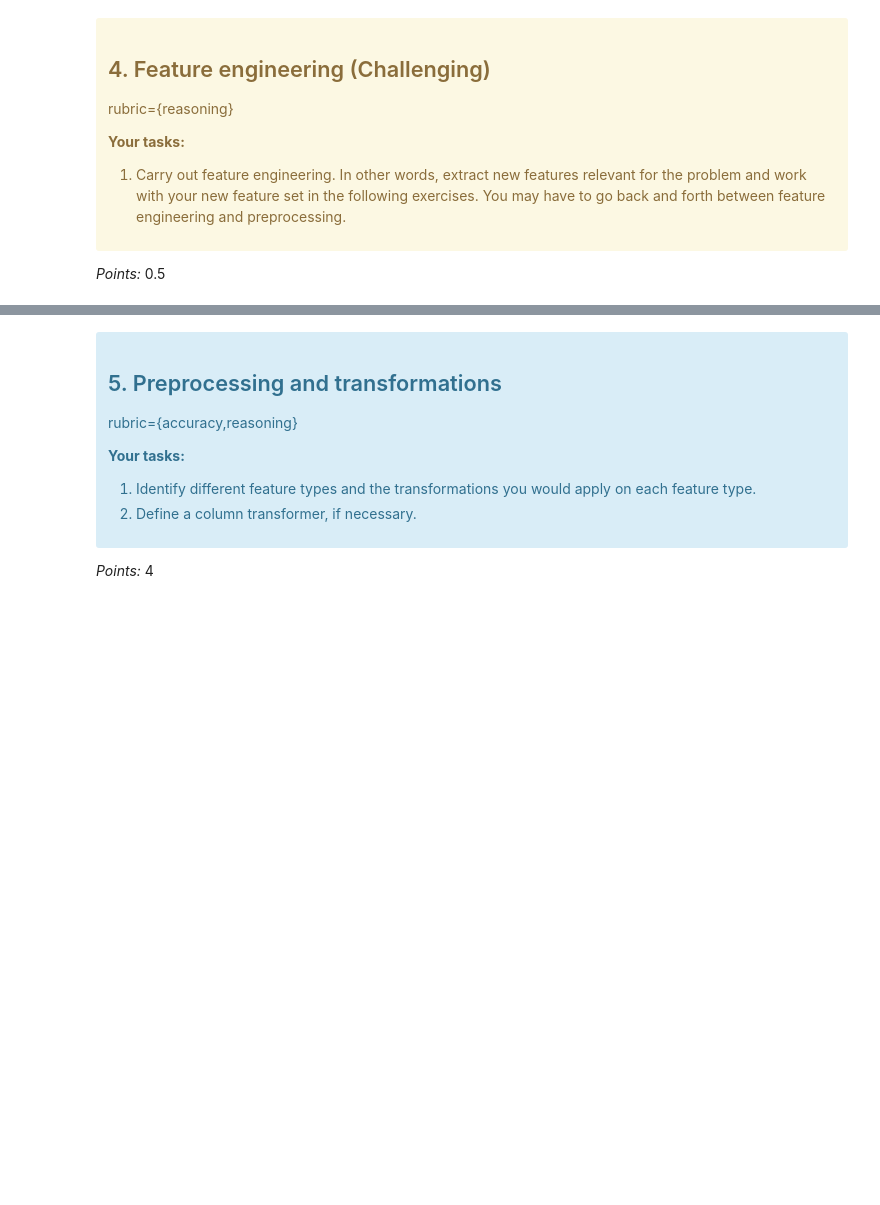
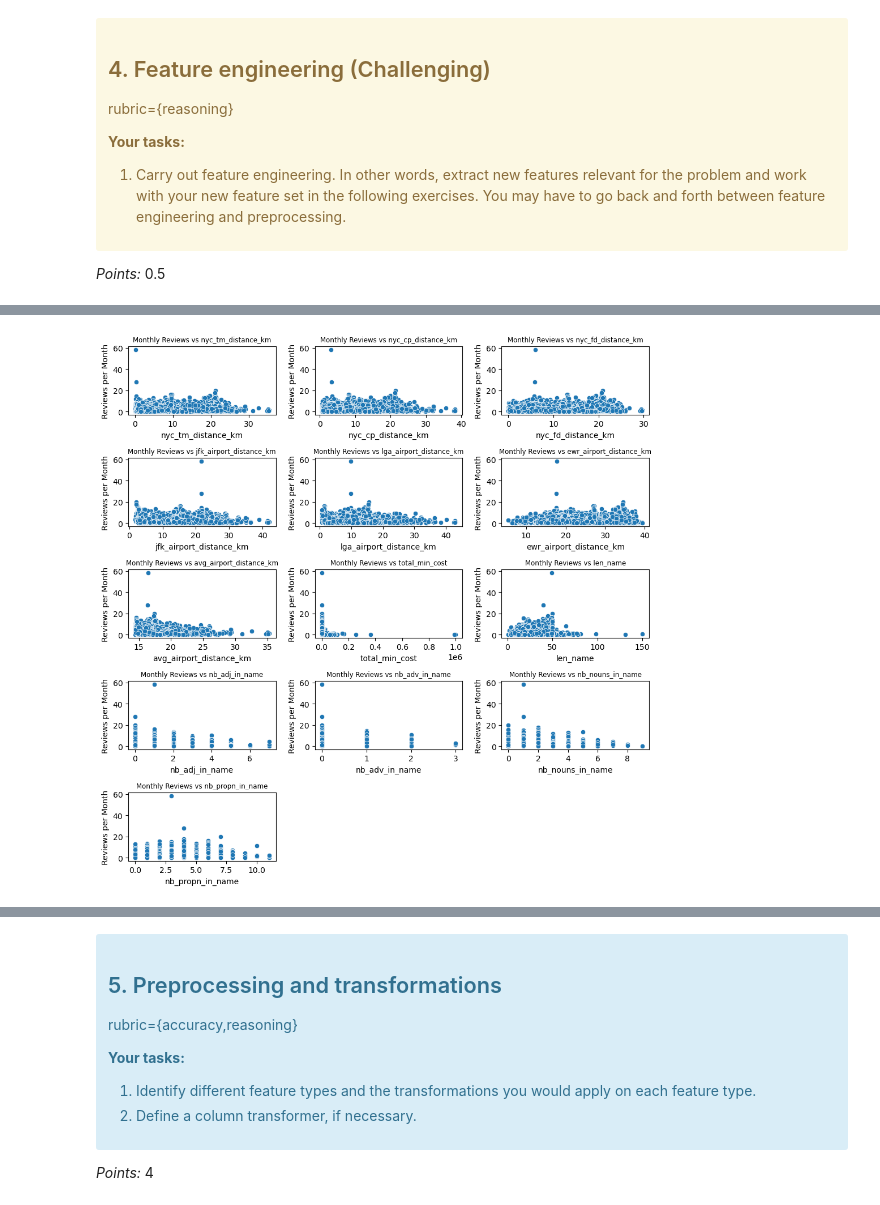
Before and after one commit to hpalafoxp/DSCI-573-Lab4, a Jupyter notebook: lab4.ipynb, the cells around one changed output, grey strips where cells are left out. Saved outputs shown, nothing was run; the diff lists cells and outputs as text; code cells hidden in the pictures; blank space fills up the shorter version.

```diff
--- a/lab4.ipynb
+++ b/lab4.ipynb
@@ -12,11 +12,15 @@ from sklearn.linear_model import Ridge, LinearRegression
 from sklearn.ensemble import RandomForestRegressor
 from sklearn.tree import DecisionTreeRegressor
 from sklearn.svm import SVR
-from sklearn.model_selection import train_test_split
+from src.utils import custom_train_test_split, inhouse_haversine
+import spacy
+import en_core_web_md
+nlp = en_core_web_md.load()
+
 
 DATA_PATH = "data/AB_NYC_2019.csv"
 TARGET = "reviews_per_month"
-RANDOM_STATE = 573
+RANDOM_STATE = 42
 
 aly.alt.data_transformers.enable('vegafusion')
 np.random.seed(RANDOM_STATE)
@@ -155,0 +158,6 @@ for host in shuffled_hosts:
+# %%
+df_train, df_test = custom_train_test_split(df, "host_id")
+
+
+print("PCT of rows in train:", 100.0 * len(df_train) / len(df))
+print("PCT of rows in test:", 100.0 * len(df_test) / len(df))
@@ -439,0 +487,43 @@ print("hello")
+# %%
+new_features = [
+    "nyc_tm_distance_km",
+    "nyc_cp_distance_km",
+    "nyc_fd_distance_km",
+    "jfk_airport_distance_km",
+    "lga_airport_distance_km",
+    "ewr_airport_distance_km",
+    "avg_airport_distance_km",
+    "total_min_cost",
+    "len_name",
+    "nb_adj_in_name",
+    "nb_adv_in_name",
+    "nb_nouns_in_name",
+    "nb_propn_in_name",
+]
+
+num_cols_per_row = 3
+num_rows = int(np.ceil(len(new_features) / num_cols_per_row))
+
+# Create the figure and subplots
+fig, axes = plt.subplots(num_rows, num_cols_per_row, figsize=(10, 10))
+axes = axes.flatten()  # Flatten the 2D array of axes for easier iteration
+
+# Plot histograms for each column
+for i, col in enumerate(new_features):
+    sns.scatterplot(
+        x=df_train[col],
+        y=df_train[TARGET],
+        ax=axes[i],
+    )
+    axes[i].set_title(f"Monthly Reviews vs {col}",fontsize=8.5)
+    axes[i].set_xlabel(col)
+    axes[i].set_ylabel("Reviews per Month")
+
+# Remove any unused subplots if the number of columns is not a multiple of 3
+for j in range(len(new_features), len(axes)):
+    fig.delaxes(axes[j])
+
+plt.tight_layout()
+plt.show()
+# %% [output]
+[figure, added]
```
Also changed, not shown: parts of 13 cells of this notebook, 1 other file.
